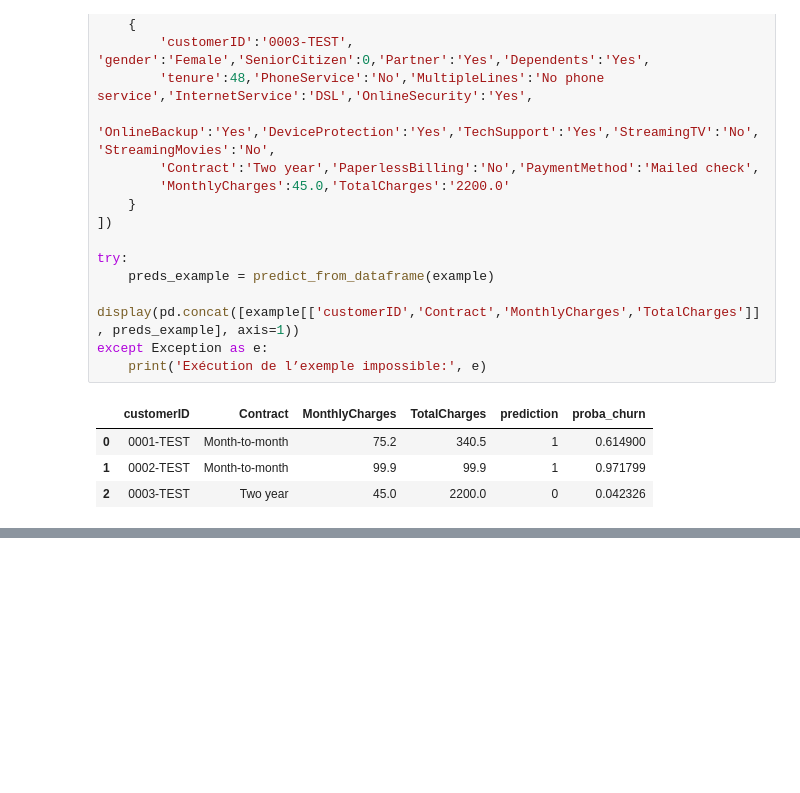
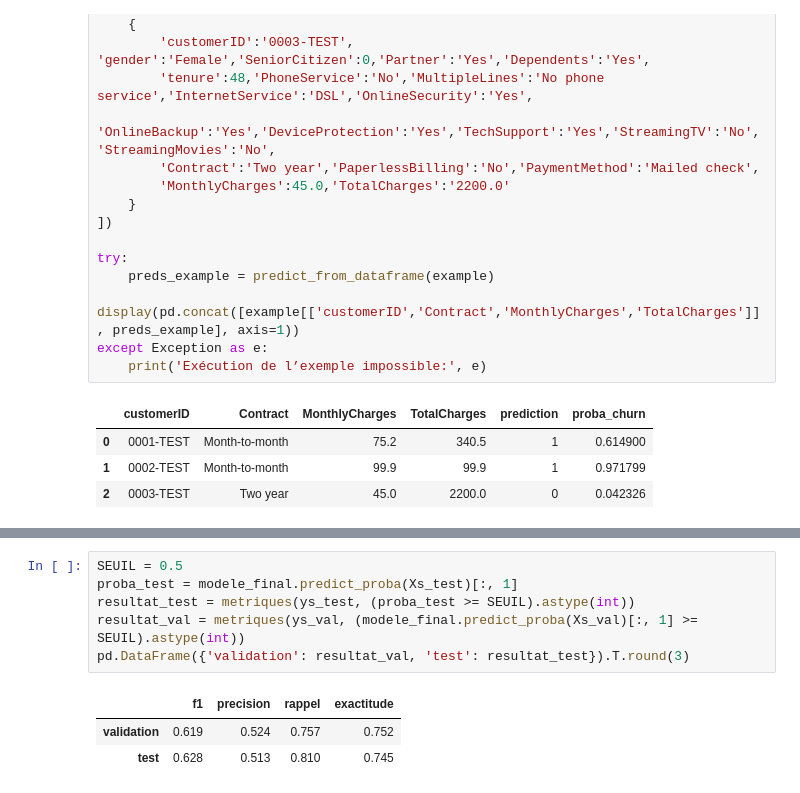
Before and after one commit to soboure69/Customer-Churn, a Jupyter notebook: projet_costumer_churn.ipynb, the cells around one changed output, grey strips where cells are left out. Cells and saved outputs as stored; diff of their text form; blank space fills up the shorter version.

```diff
--- a/projet_costumer_churn.ipynb
+++ b/projet_costumer_churn.ipynb
@@ -1391,0 +1569,10 @@ except Exception as e:
+# %%
+SEUIL = 0.5
+proba_test = modele_final.predict_proba(Xs_test)[:, 1]
+resultat_test = metriques(ys_test, (proba_test >= SEUIL).astype(int))
+resultat_val = metriques(ys_val, (modele_final.predict_proba(Xs_val)[:, 1] >= SEUIL).astype(int))
+pd.DataFrame({'validation': resultat_val, 'test': resultat_test}).T.round(3)
+# %% [output]
+|  | f1 | precision | rappel | exactitude |
+| validation | 0.619 | 0.524 | 0.757 | 0.752 |
+| test | 0.628 | 0.513 | 0.810 | 0.745 |
```
Also changed, not shown: parts of 16 cells of this notebook, 4 other files.
